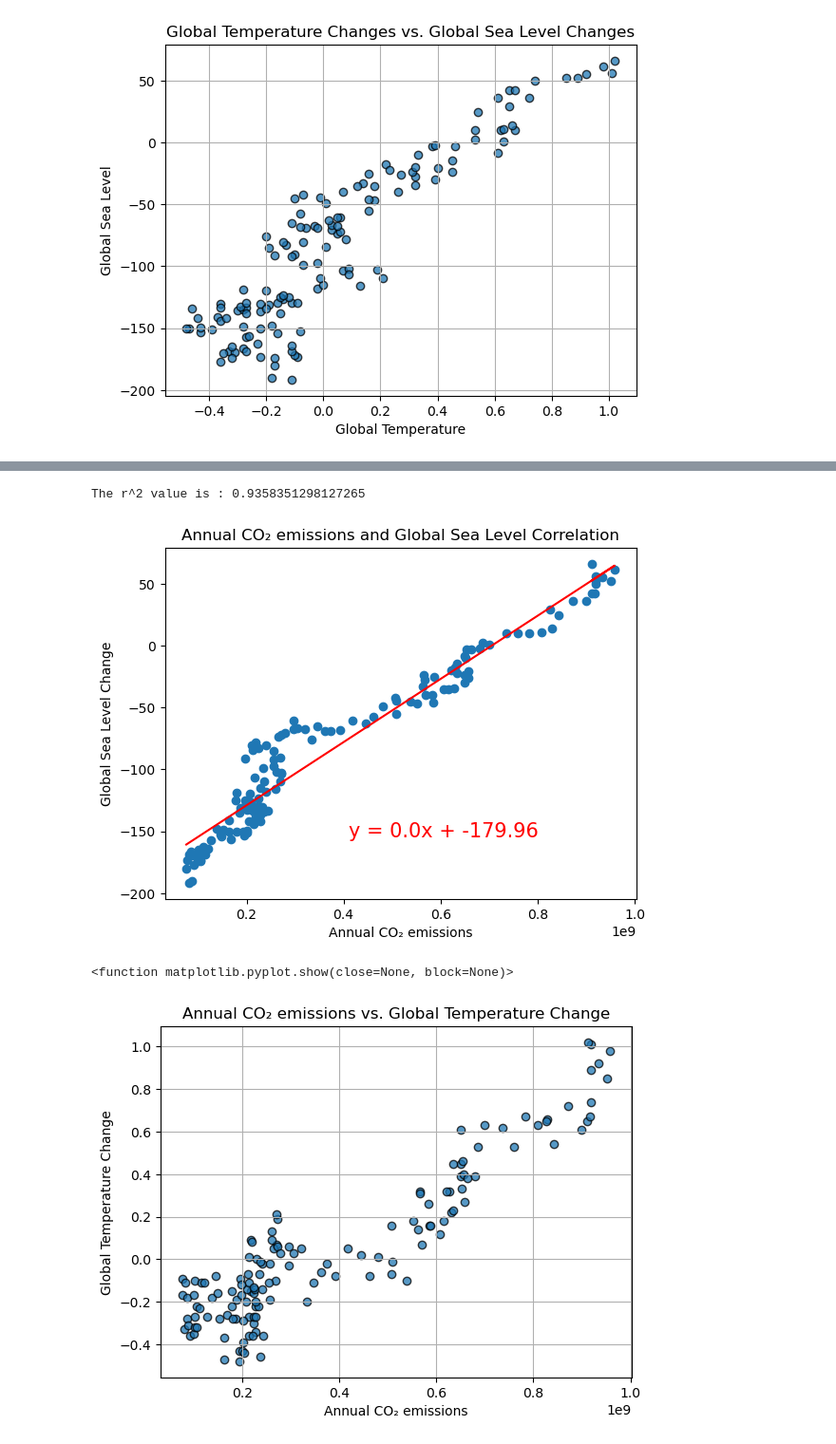
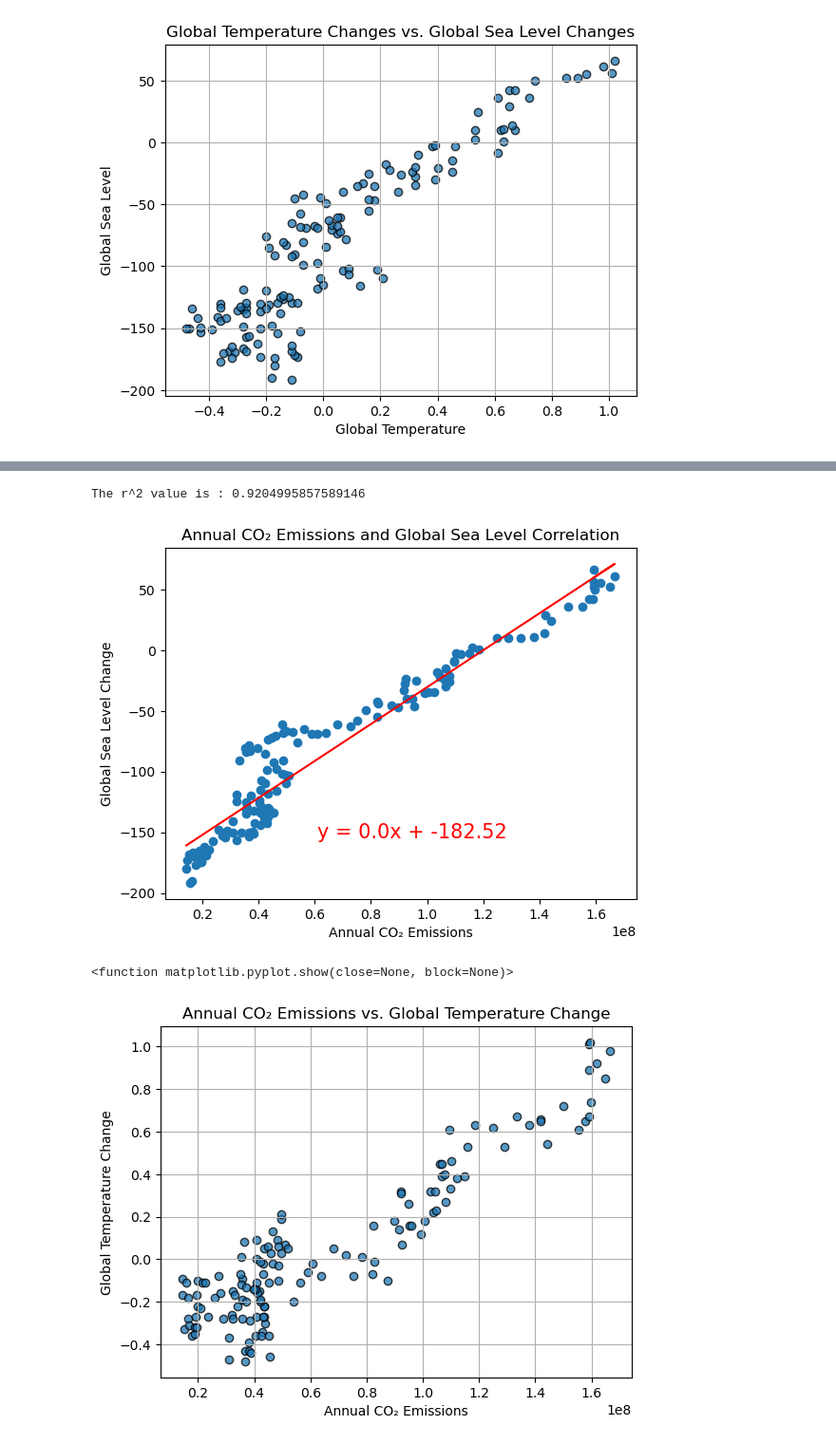
Before and after one commit to jacobklucher/Project-1-Climate-Change, a Jupyter notebook: Climate Change/Climate_Change.ipynb, the cells around one changed output, grey strips where cells are left out. Shown at 95% size. Saved outputs shown, nothing was run; the diff lists cells and outputs as text; code cells hidden in the pictures.

Commit message:
updated layout and graphs

```diff
--- a/Climate Change/Climate_Change.ipynb
+++ b/Climate Change/Climate_Change.ipynb
@@ -43,0 +367,6 @@ emissions_df.head()
+# %%
+# Merge two df's on Year using inner to remove last 3 years from global temp df
+sea_level_temp_df = pd.merge(sea_avg_df, global_temp_df, on="Year", how="inner")
+
+# Check first 5 rows in new df
+sea_level_temp_df.head()
@@ -44,5 +390,5 @@ emissions_df.head()
 # %%
-annual_emissions = emissions_df.groupby('Year')['Annual CO₂ emissions'].mean()
-annual_emissions
+annual_emissions_df = co2_df_cleaned.groupby('Year')['Annual CO₂ Emissions'].mean()
+annual_emissions_df
 # %% [output]
 Year
@@ -61,4 +407,4 @@ Name: Annual CO₂ emissions, Length: 274, dtype: float64
 # %%
-annual_emissions_df = pd.DataFrame(annual_emissions).reset_index()
+annual_emissions_df = pd.DataFrame(annual_emissions_df).reset_index()
 annual_emissions_df.head()
 # %% [output]
@@ -159,10 +438,0 @@ array([1880, 1881, 1882, 1883, 1884, 1885, 1886, 1887, 1888, 1889, 1890,
-# %%
-# Merge two df's on Year using inner to remove last 3 years from global temp df
-sea_level_temp_df = pd.merge(avg_df, global_temp_df, on="Year", how="inner")
-
-# Rename columns and drop extraneous column
-sea_level_temp_df.rename(columns={'Global sea level according to Church and White (2011)': 'Global Sea Level Change', 'No_Smoothing': 'Global Temperature Change'}, inplace=True)
-sea_level_temp_df.drop(columns=['Lowess(5)'], inplace=True)
-
-# Check first 5 rows in new df
-sea_level_temp_df.head()
@@ -273,15 +574,15 @@ plt.show
 # %%
 #lineral regression
-x_values = sea_temp_emissions_df["Annual CO₂ emissions"]
+x_values = sea_temp_emissions_df["Annual CO₂ Emissions"]
 y_values = sea_temp_emissions_df["Global Sea Level Change"]
 
 plt.scatter(x_values, y_values)
 
 regress_values, line_eq, rvalue = linear_regression(x_values, y_values)
 plt.plot(x_values, regress_values, 'r-')
-plt.annotate(line_eq,(0.41e9, -155),fontsize=15,color='red')
-plt.title("Annual CO₂ emissions and Global Sea Level Correlation")
-plt.xlabel('Annual CO₂ emissions')
+plt.annotate(line_eq,(0.61e8, -155),fontsize=15,color='red')
+plt.title("Annual CO₂ Emissions and Global Sea Level Correlation")
+plt.xlabel('Annual CO₂ Emissions')
 plt.ylabel('Global Sea Level Change')
 
 print(f"The r^2 value is : {rvalue**2}")
@@ -291,24 +592,24 @@ plt.savefig("output_data/Fig7.png")
 
 plt.show()
 # %% [output]
-The r^2 value is : 0.9358351298127265
+The r^2 value is : 0.9204995857589146
-[figure, old version]
+[figure, new version]
 # %%
 #scatter plot for sea level change vs. global temperatures
-plt.scatter(sea_temp_emissions_df['Annual CO₂ emissions'], sea_temp_emissions_df['Global Temperature Change'], edgecolor='black', alpha=0.75)
+plt.scatter(sea_temp_emissions_df['Annual CO₂ Emissions'], sea_temp_emissions_df['Global Temperature Change'], edgecolor='black', alpha=0.75)
 
 #graph properties
-plt.title("Annual CO₂ emissions vs. Global Temperature Change")
-plt.xlabel("Annual CO₂ emissions")
+plt.title("Annual CO₂ Emissions vs. Global Temperature Change")
+plt.xlabel("Annual CO₂ Emissions")
 plt.ylabel("Global Temperature Change")
 plt.grid()
 
 #save figure
 plt.savefig("output_data/Fig8.png")
 
 plt.show
 # %% [output]
 <function matplotlib.pyplot.show(close=None, block=None)>
-[figure, old version]
+[figure, new version]
 # %%
 #lineral regression
```
Also changed, not shown: parts of 65 cells of this notebook, 5 other files.
